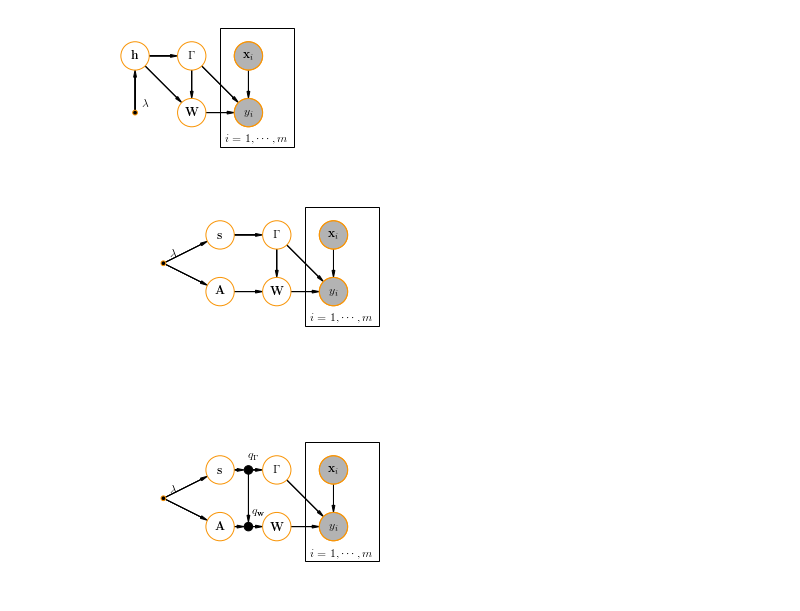
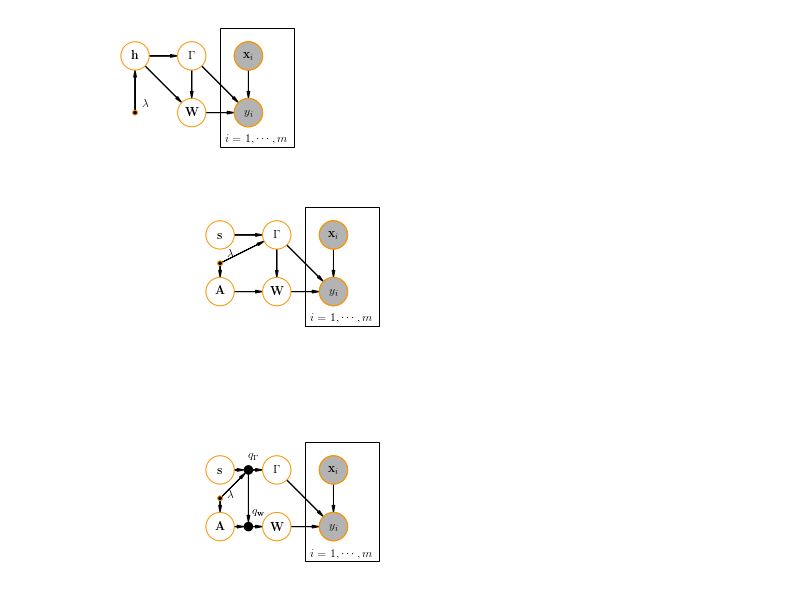
Before and after one commit to bahleg/tex_phd, a Jupyter notebook: doc/plots/notebooks/plate2.ipynb, the cells around one changed output. Saved outputs shown, nothing was run; the diff lists cells and outputs as text; code cells hidden in the pictures.

```diff
--- a/doc/plots/notebooks/plate2.ipynb
+++ b/doc/plots/notebooks/plate2.ipynb
@@ -144,39 +144,39 @@ v_x = daft.Node("X", r"$\mathbf{x}_i$", 3, 2, plot_params=s_color, observed=True
 v_y = daft.Node("Y", r"${y}_i$", 3, 1, plot_params=s_color, observed=True)
 
 
-inv_gamma = daft.Node('lambda', r"$\lambda$",0,1.5, plot_params=s_color, fixed=True, offset=[10,0])
+inv_gamma = daft.Node('lambda', r"$\lambda$",1,1.5, plot_params=s_color, fixed=True, offset=[10,0])
 
 
 
 
 
 pgm.add_node(v_gamma)
 pgm.add_node(v_w)
 pgm.add_node(v_a)
 pgm.add_node(v_s)
 pgm.add_node(v_y)
 pgm.add_node(v_x)
 pgm.add_node(inv_gamma)
 #pgm.add_node(v_theta)
 #pgm.add_node(v_q)
 pgm.add_edge("Gamma", "Y")
 pgm.add_edge("A", "W")
 pgm.add_edge("S", "Gamma")
 #pgm.add_edge("H", "T")
 #pgm.add_edge("T", "q")
 #pgm.add_edge("q", "Gamma")
 #pgm.add_edge("q", "W")
 pgm.add_edge("W", "Y")
 pgm.add_edge("X", "Y")
 pgm.add_edge("Gamma", "W")
 pgm.add_edge("lambda", "A")
-pgm.add_edge("lambda", "S")
+pgm.add_edge("lambda", "Gamma")
 pgm.add_plate(daft.Plate([2.5, 0.5, 1.3, 2],    shift=-0.1, label=r"$i = 1, \cdots, m$",bbox={"color": "none"}))
 pgm.render()
 
 pgm.figure.savefig("./simple_plate.pdf")
 # %% [output]
-[figure, old version]
+[figure, new version]
 # %%
 from matplotlib import rc
 %matplotlib inline
@@ -216,7 +216,8 @@ qg = daft.Node("qg", r"$q_{{\Gamma}}$", 1.5, 2, plot_params={'ec':'#000000', 'fc
                 offset=[5,15], scale=0.3, fixed=False)
 
 
-inv_gamma = daft.Node('lambda', r"$\lambda$",0,1.5, plot_params=s_color, fixed=True, offset=[10,0])
+inv_gamma = daft.Node('lambda', r"$\lambda$",1,1.5, plot_params=s_color, fixed=True, offset=[10,-5])
+
 
 
 
@@ -252,10 +253,10 @@ pgm.add_edge("X", "Y")
 #pgm.add_edge("Gamma", "W")
 
 pgm.add_edge("lambda", "A")
-pgm.add_edge("lambda", "S")
+pgm.add_edge("lambda", "qg")
 pgm.add_plate(daft.Plate([2.5, 0.5, 1.3, 2],    shift=-0.1, label=r"$i = 1, \cdots, m$",bbox={"color": "none"}))
 pgm.render()
 
 pgm.figure.savefig("./plate.pdf")
 # %% [output]
-[figure, old version]
+[figure, new version]
```
Also changed, not shown: 3 other files.
